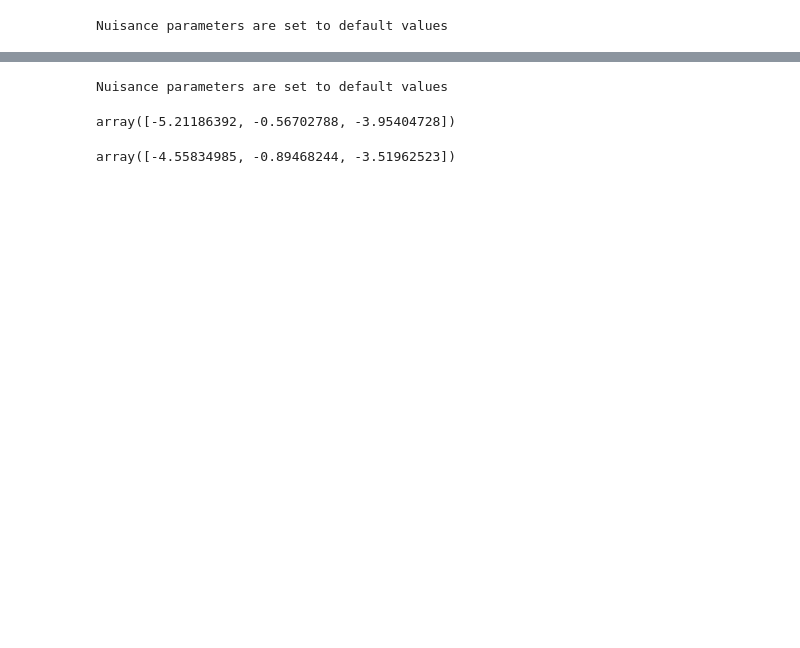
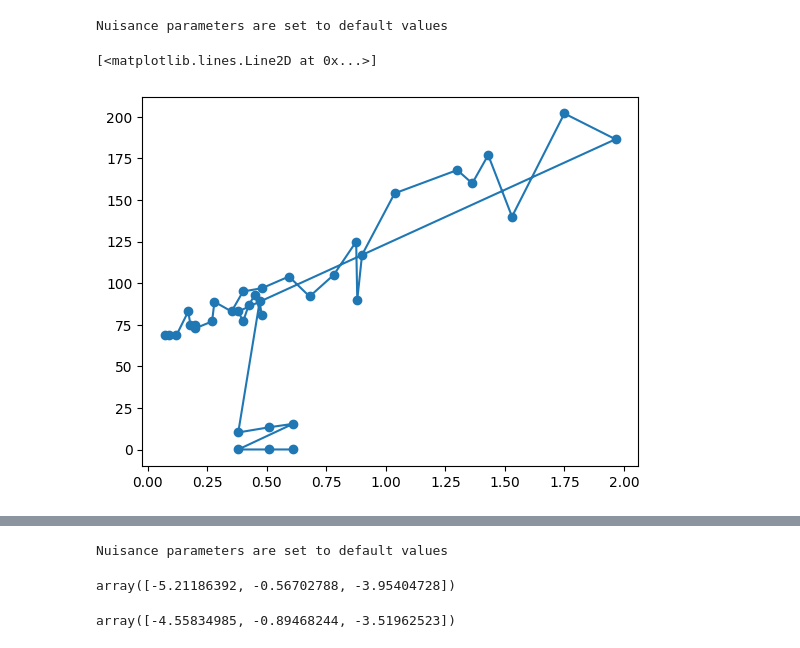
Before and after one commit to cosomelet/marcia, a Jupyter notebook: Notebooks/data.ipynb, the cells around one changed output, grey strips where cells are left out. Cells and saved outputs as stored; diff of their text form; code cells hidden in the pictures; blank space fills up the shorter version.

```diff
--- a/Notebooks/data.ipynb
+++ b/Notebooks/data.ipynb
@@ -14,5 +17,10 @@ Nuisance parameters are set to default values
 # %%
 paramdict = {'file':1}
 d1 = Data(['CC','BAO','GR'],**paramdict)
+# %%
+plt.plot(x,y, marker='o')
+# %% [output]
+[<matplotlib.lines.Line2D at 0x...>]
+[figure, added]
 # %%
 x1,y1, cov1 = d1()
```
Also changed, not shown: parts of 9 cells of this notebook, 3 other files.
